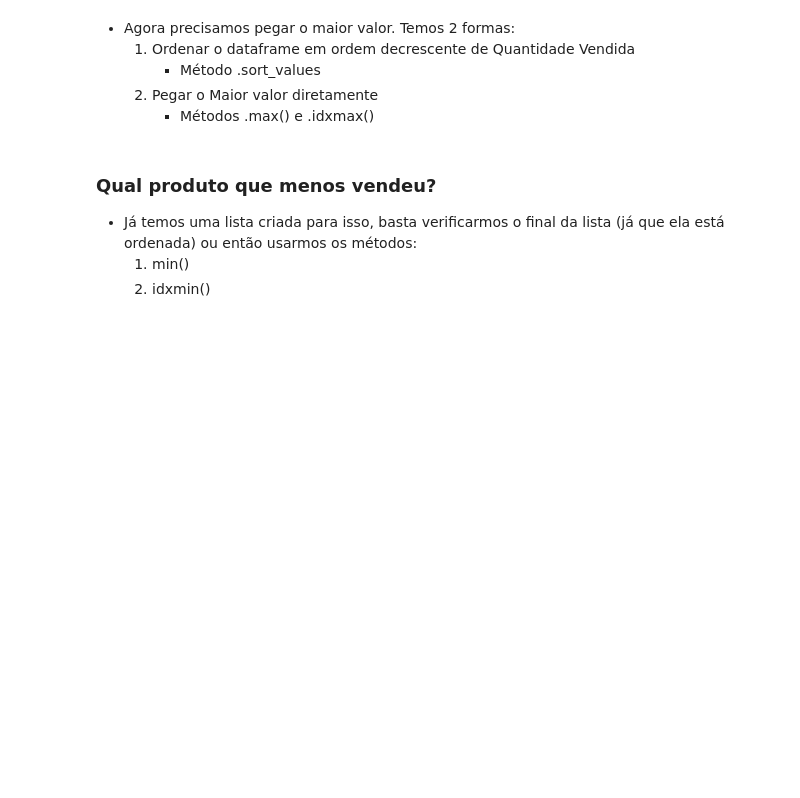
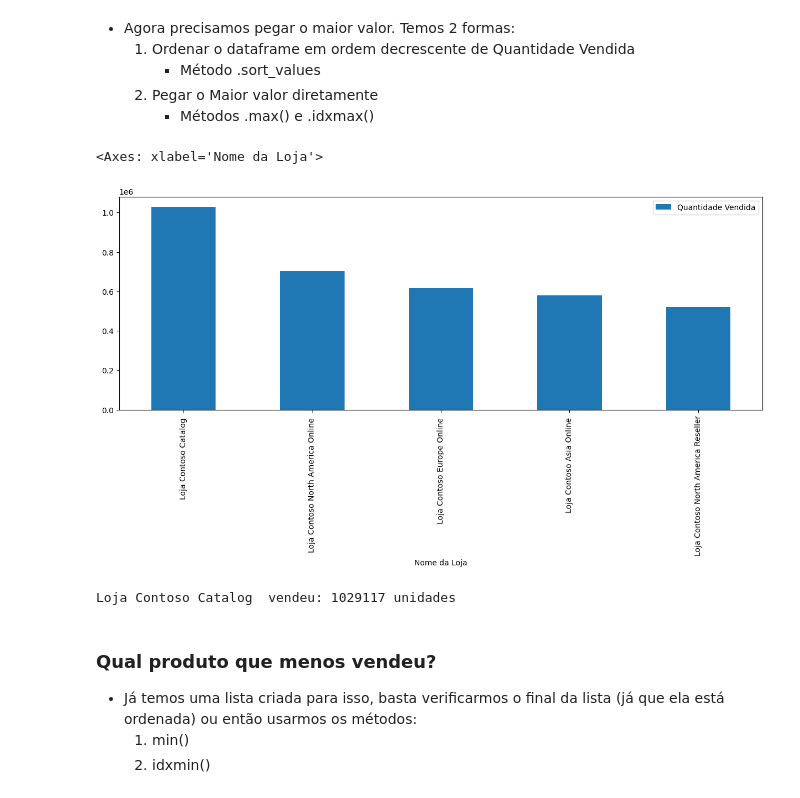
Before and after one commit to DosAnjos013/Python-projects, a Jupyter notebook: python_impressionador/Pandas/Analises e visualizacoes de dados no pandas/Arquivo Inicial.ipynb, the cells around one changed output. Saved outputs shown, nothing was run; the diff lists cells and outputs as text; code cells hidden in the pictures; blank space fills up the shorter version.

```diff
--- a/python_impressionador/Pandas/Analises e visualizacoes de dados no pandas/Arquivo Inicial.ipynb
+++ b/python_impressionador/Pandas/Analises e visualizacoes de dados no pandas/Arquivo Inicial.ipynb
@@ -108,5 +109,17 @@ display(vendas_lojas)
+# %%
+vendas_lojas = vendas_lojas.sort_values('Quantidade Vendida', ascending=False)
+vendas_lojas[:5].plot(figsize=(15, 5), kind='bar')
+# %% [output]
+<Axes: xlabel='Nome da Loja'>
+[figure, added]
 # %%
 #pegando o maior valor e se índice
+mais_vendas = vendas_lojas['Quantidade Vendida'].max()
+melhor_loja = vendas_lojas['Quantidade Vendida'].idxmax()
+
+print(f'{melhor_loja} vendeu: {mais_vendas} unidades')
+# %% [output]
+Loja Contoso Catalog  vendeu: 1029117 unidades
 # %% [markdown]
 ### Qual produto que menos vendeu?
 
```
Also changed, not shown: parts of 3 cells of this notebook.
